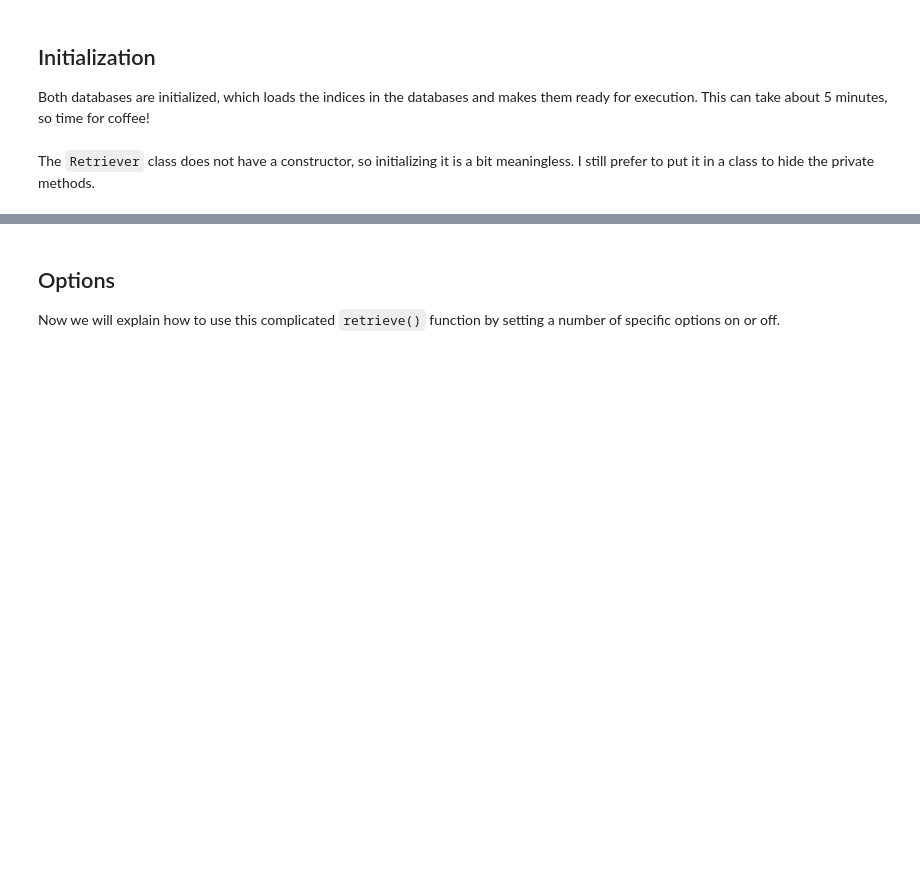
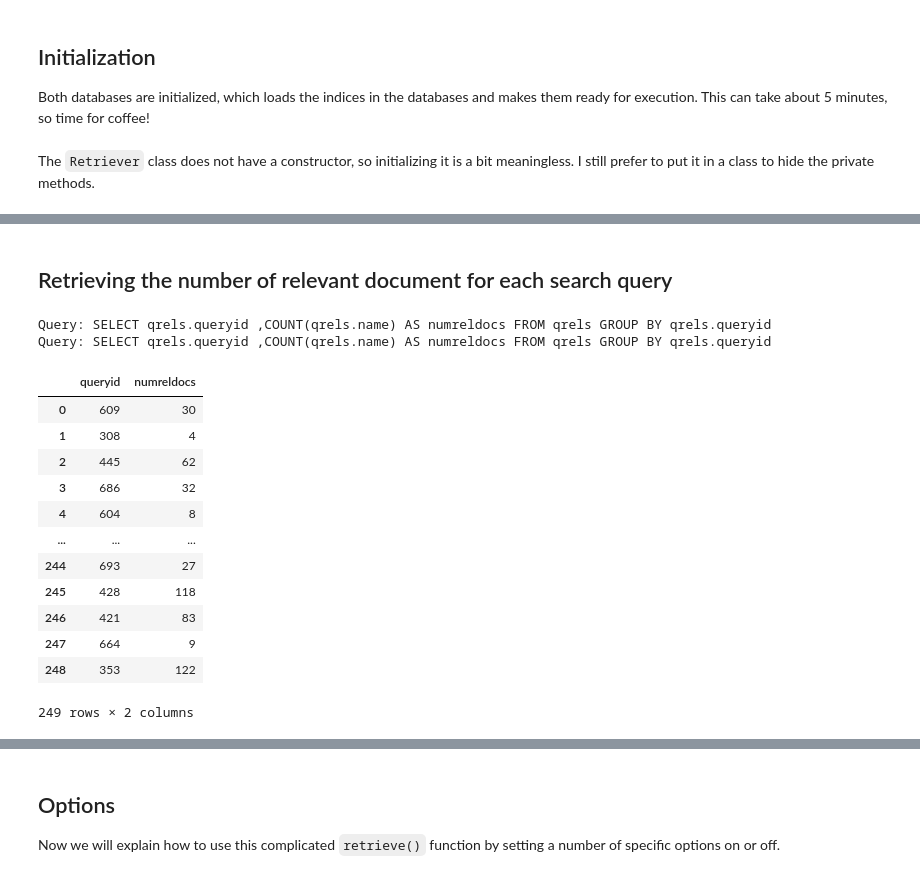
Before and after one commit to nnistelrooij/Information-Retrieval, a Jupyter notebook: TwoFunction.ipynb, the cells around one changed output, grey strips where cells are left out. Saved outputs shown, nothing was run; the diff lists cells and outputs as text; code cells hidden in the pictures; blank space fills up the shorter version.

Commit message:
Add `nr_relevant_documents()` function

```diff
--- a/TwoFunction.ipynb
+++ b/TwoFunction.ipynb
@@ -1202,0 +1245,24 @@ retriever = Retriever()
+# %% [markdown]
+## Retrieving the number of relevant document for each search query
+# %%
+duck_num_rel_docs = retriever.nr_relevant_documents('test_queries.csv', 'qrels.csv', duck)
+monet_num_rel_docs = retriever.nr_relevant_documents('test_queries.csv', 'qrels.csv', monet)
+# %% [output]
+Query: SELECT qrels.queryid ,COUNT(qrels.name) AS numreldocs FROM qrels GROUP BY qrels.queryid
+Query: SELECT qrels.queryid ,COUNT(qrels.name) AS numreldocs FROM qrels GROUP BY qrels.queryid
+# %%
+duck_num_rel_docs
+# %% [output]
+|  | queryid | numreldocs |
+| 0 | 609 | 30 |
+| 1 | 308 | 4 |
+| 2 | 445 | 62 |
+| 3 | 686 | 32 |
+| 4 | 604 | 8 |
+| ... | ... | ... |
+| 244 | 693 | 27 |
+| 245 | 428 | 118 |
+| 246 | 421 | 83 |
+| 247 | 664 | 9 |
+| 248 | 353 | 122 |
+249 rows × 2 columns
```
Also changed, not shown: parts of 22 cells of this notebook.
